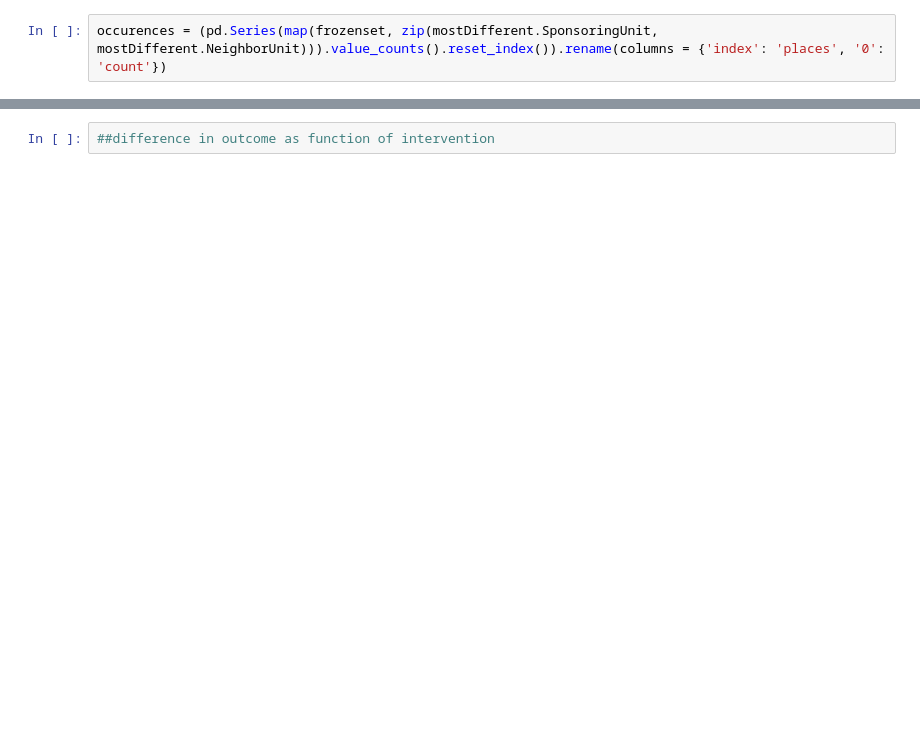
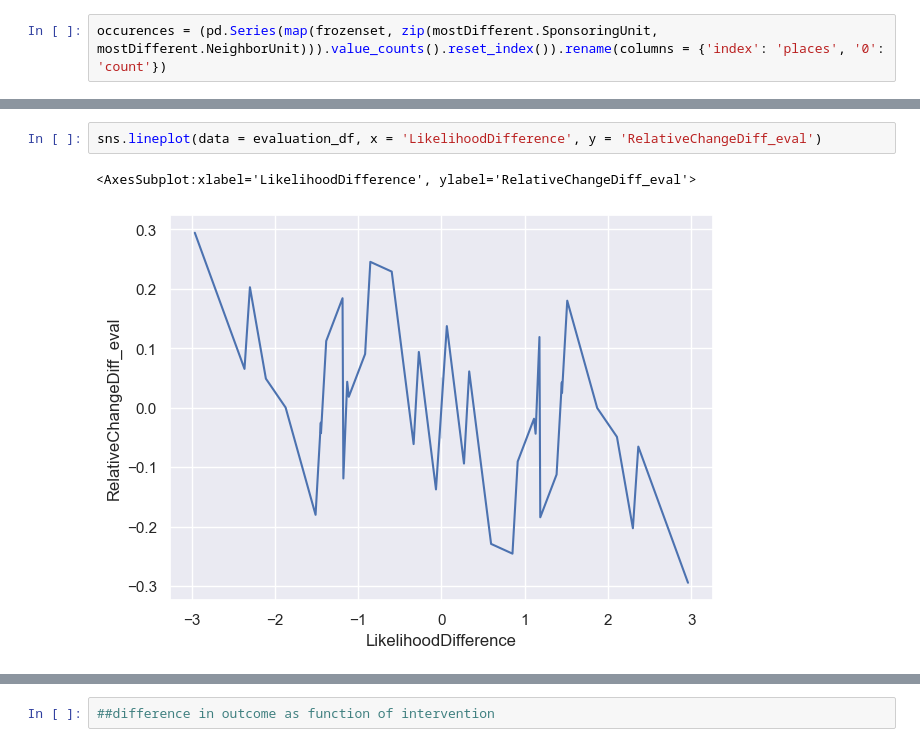
Before and after one commit to EllenWM/Evolution-of-Gender-Diversity-in-Physics-Conferences, a Jupyter notebook: interventionImpact.ipynb, the cells around one changed output, grey strips where cells are left out. Drawn from its saved outputs; the diff is of its cells as text; blank space fills up the shorter version.

```diff
--- a/interventionImpact.ipynb
+++ b/interventionImpact.ipynb
@@ -466,0 +383,5 @@ sns.lineplot(data = evalPlotData, x = 'RelativeChangeDiff_eval', y = 'Likelihood
+# %%
+sns.lineplot(data = evaluation_df, x = 'LikelihoodDifference', y = 'RelativeChangeDiff_eval')
+# %% [output]
+<AxesSubplot:xlabel='LikelihoodDifference', ylabel='RelativeChangeDiff_eval'>
+[figure, added]
```
Also changed, not shown: parts of 35 cells of this notebook.
